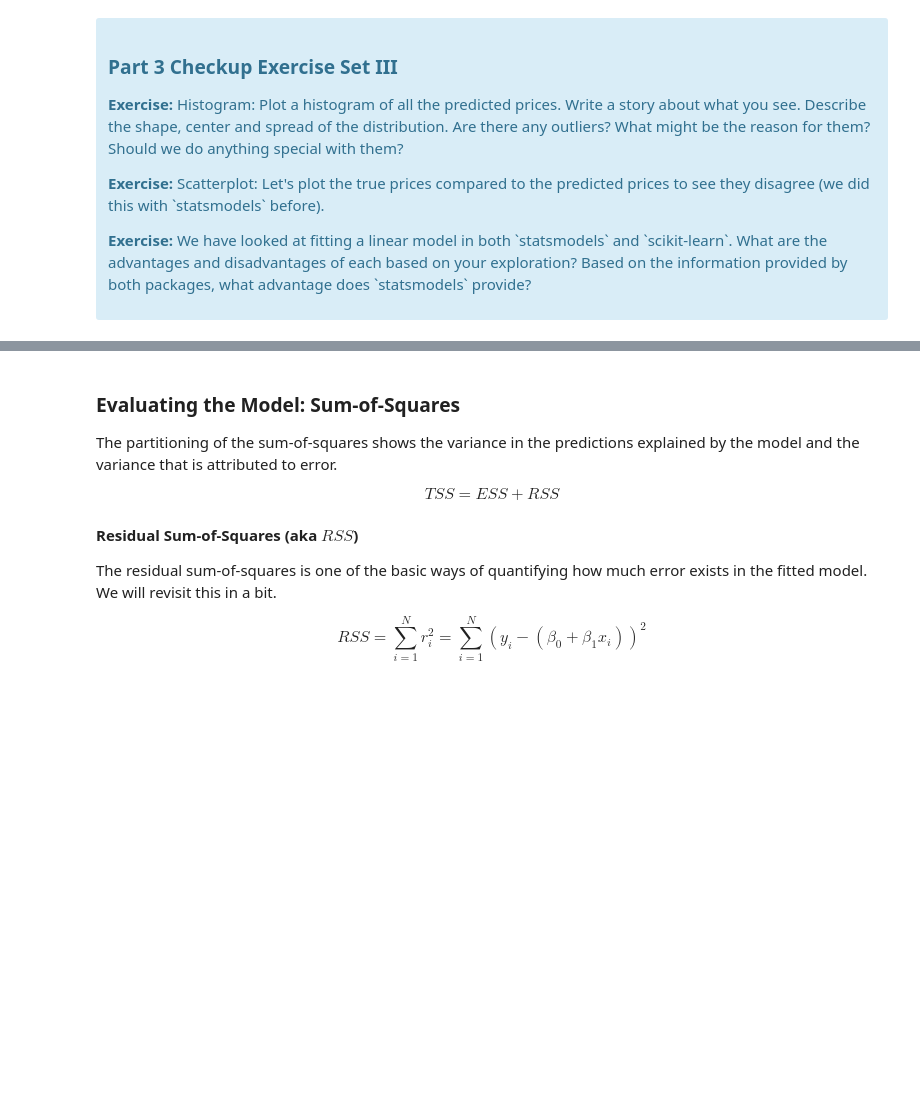
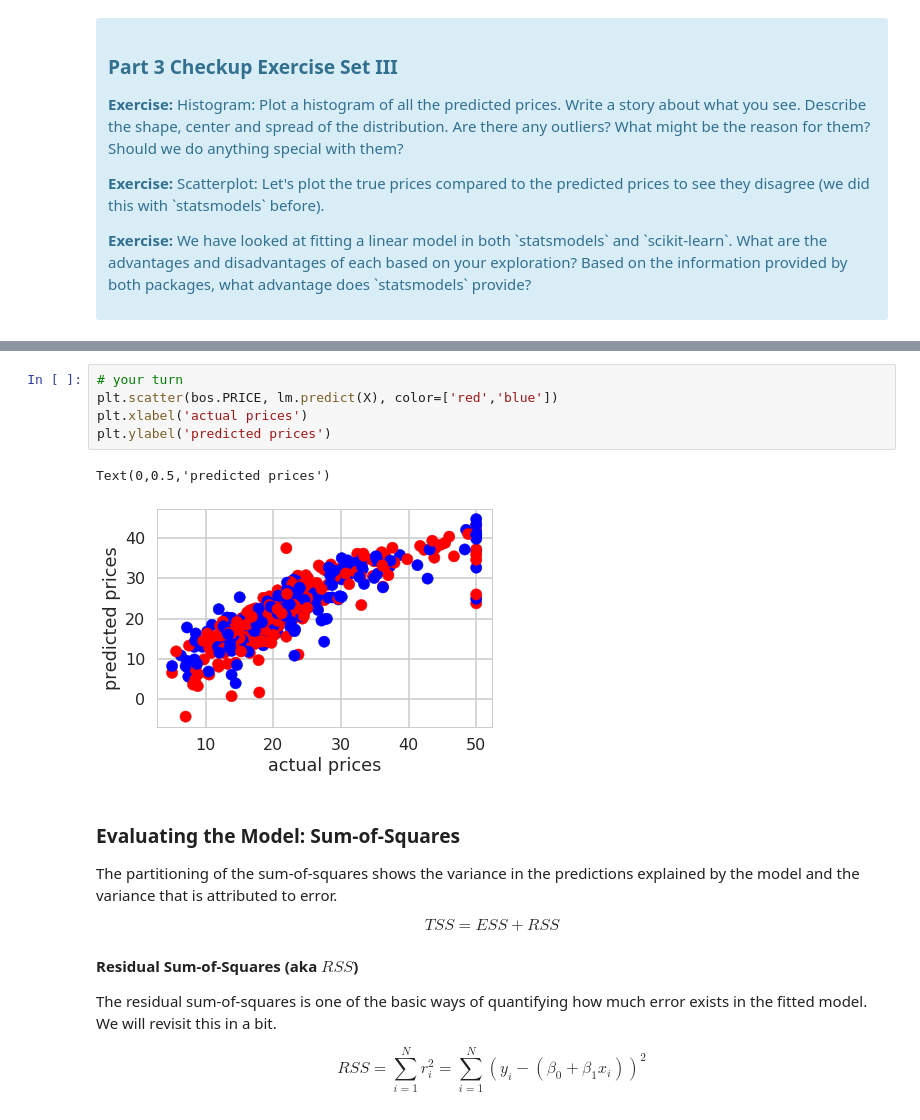
Before and after one commit to prastutpandey/Springboard, a Jupyter notebook: Mini_Project_Linear_Regression.ipynb, the cells around one changed output, grey strips where cells are left out. Drawn from its saved outputs; the diff is of its cells as text; blank space fills up the shorter version.

```diff
--- a/Mini_Project_Linear_Regression.ipynb
+++ b/Mini_Project_Linear_Regression.ipynb
@@ -543,3 +583,11 @@ lm.predict(X)[0:5]
+# %%
+# your turn
+plt.scatter(bos.PRICE, lm.predict(X), color=['red','blue'])
+plt.xlabel('actual prices')
+plt.ylabel('predicted prices')
+# %% [output]
+Text(0,0.5,'predicted prices')
+[figure, added]
 # %% [markdown]
 ### Evaluating the Model: Sum-of-Squares
 
```
Also changed, not shown: parts of 34 cells of this notebook.
